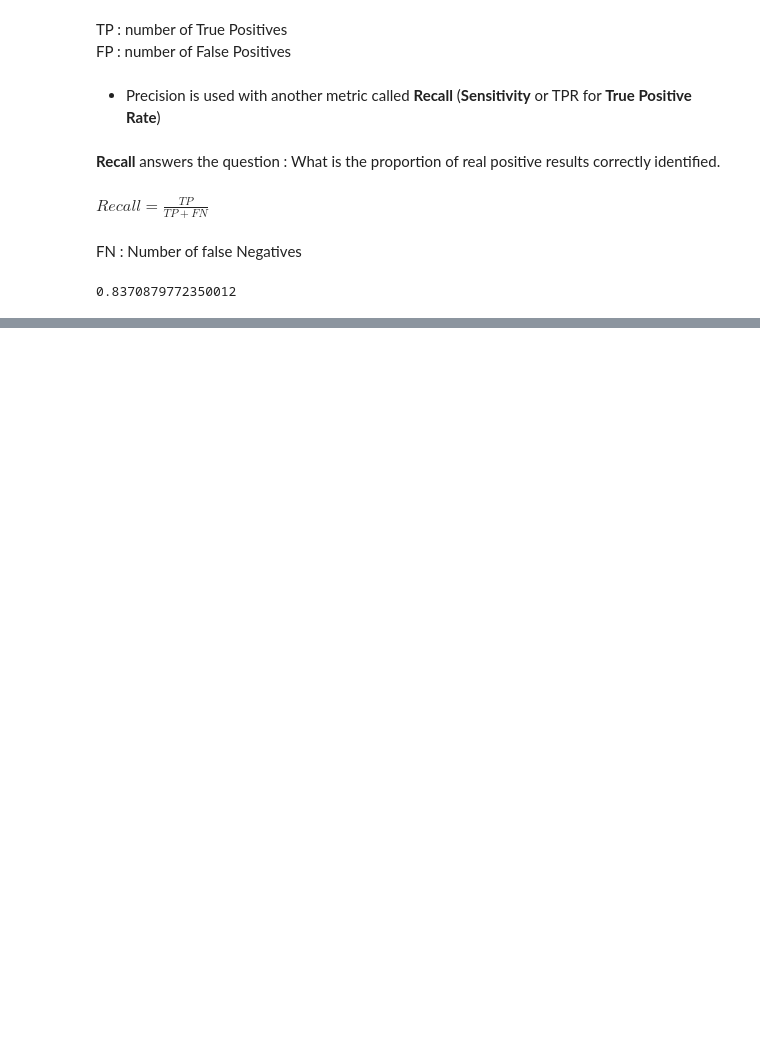
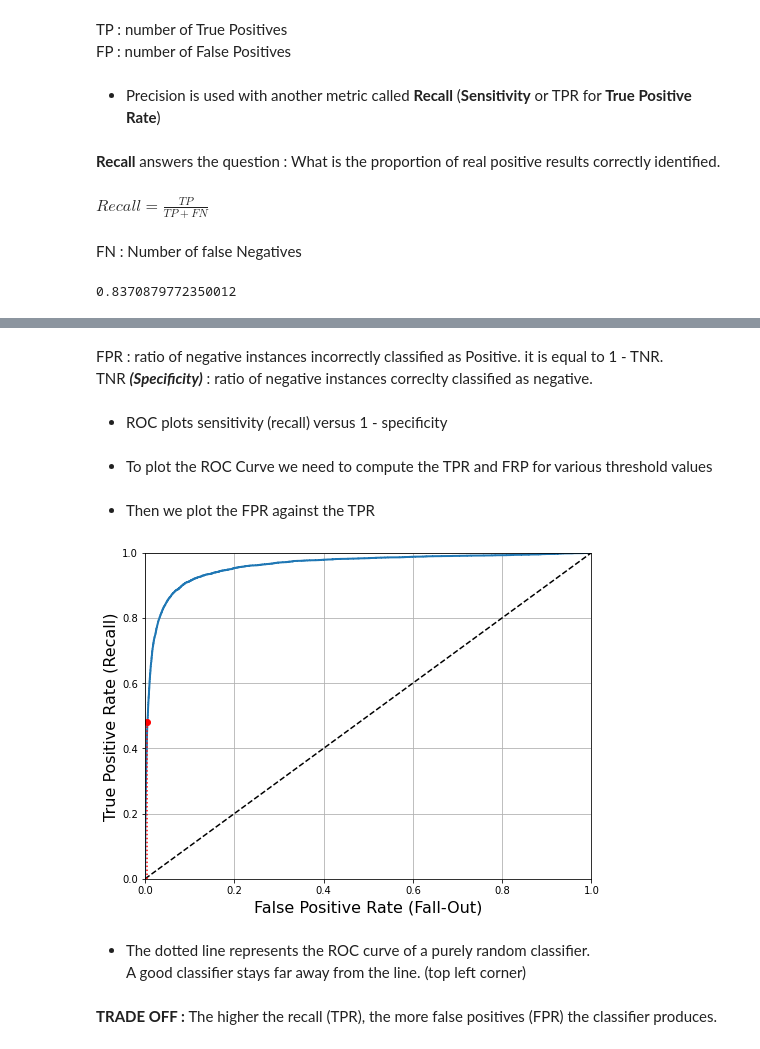
Before and after one commit to chikoungoun/Machine-Learning, a Jupyter notebook: Hands On machine Learning - A summary/Chapter 3 - Classification.ipynb, the cells around one changed output, grey strips where cells are left out. Drawn from its saved outputs; the diff is of its cells as text; code cells hidden in the pictures; blank space fills up the shorter version.

Commit message:
ROC Curve

```diff
--- a/Hands On machine Learning - A summary/Chapter 3 - Classification.ipynb
+++ b/Hands On machine Learning - A summary/Chapter 3 - Classification.ipynb
@@ -396,0 +404,37 @@ We get a 90% precision classifier. A high precision classifier is not very usefu
+# %% [markdown]
+FPR : ratio of negative instances incorrectly classified as Positive. it is equal to 1 - TNR.
+TNR **<i>(Specificity)</i>** : ratio of negative instances correclty classified as negative.
+# %% [markdown]
+* ROC plots sensitivity (recall) versus 1 - specificity
+# %% [markdown]
+* To plot the ROC Curve we need to compute the TPR and FRP for various threshold values
+# %%
+from sklearn.metrics import roc_curve
+
+fpr, tpr, thresholds = roc_curve(y_train_5,y_scores)
+# %% [markdown]
+* Then we plot the FPR against the TPR
+# %%
+def plot_roc_curve(fpr,tpr,label=None):
+    plt.plot(fpr,tpr,linewidth=2, label=label)
+    plt.plot([0,1],[0,1],'k--')# dashed diagonal
+    plt.axis([0,1,0,1])
+    plt.xlabel('False Positive Rate (Fall-Out)',fontsize=16)
+    plt.ylabel('True Positive Rate (Recall)',fontsize=16)
+    plt.grid(True)
+
+plt.figure(figsize=(8,6))
+plot_roc_curve(fpr,tpr)
+fpr_90 = fpr[np.argmax(tpr >= recall_90_precision)]
+plt.plot([fpr_90, fpr_90],[0.,recall_90_precision],'r:')
+plt.plot([0.0,fpr_90],[recall_90_precision,recall_90_precision],"r:")
+plt.plot([fpr_90],[recall_90_precision],"ro")#plot the red point
+
+plt.show()
+# %% [output]
+[figure, added]
+# %% [markdown]
+* The dotted line represents the ROC curve of a purely random classifier.
+A good classifier stays far away from the line. (top left corner)
+# %% [markdown]
+**TRADE OFF :** The higher the recall (TPR), the more false positives (FPR)  the classifier produces.
```
Also changed, not shown: parts of 81 cells of this notebook.
